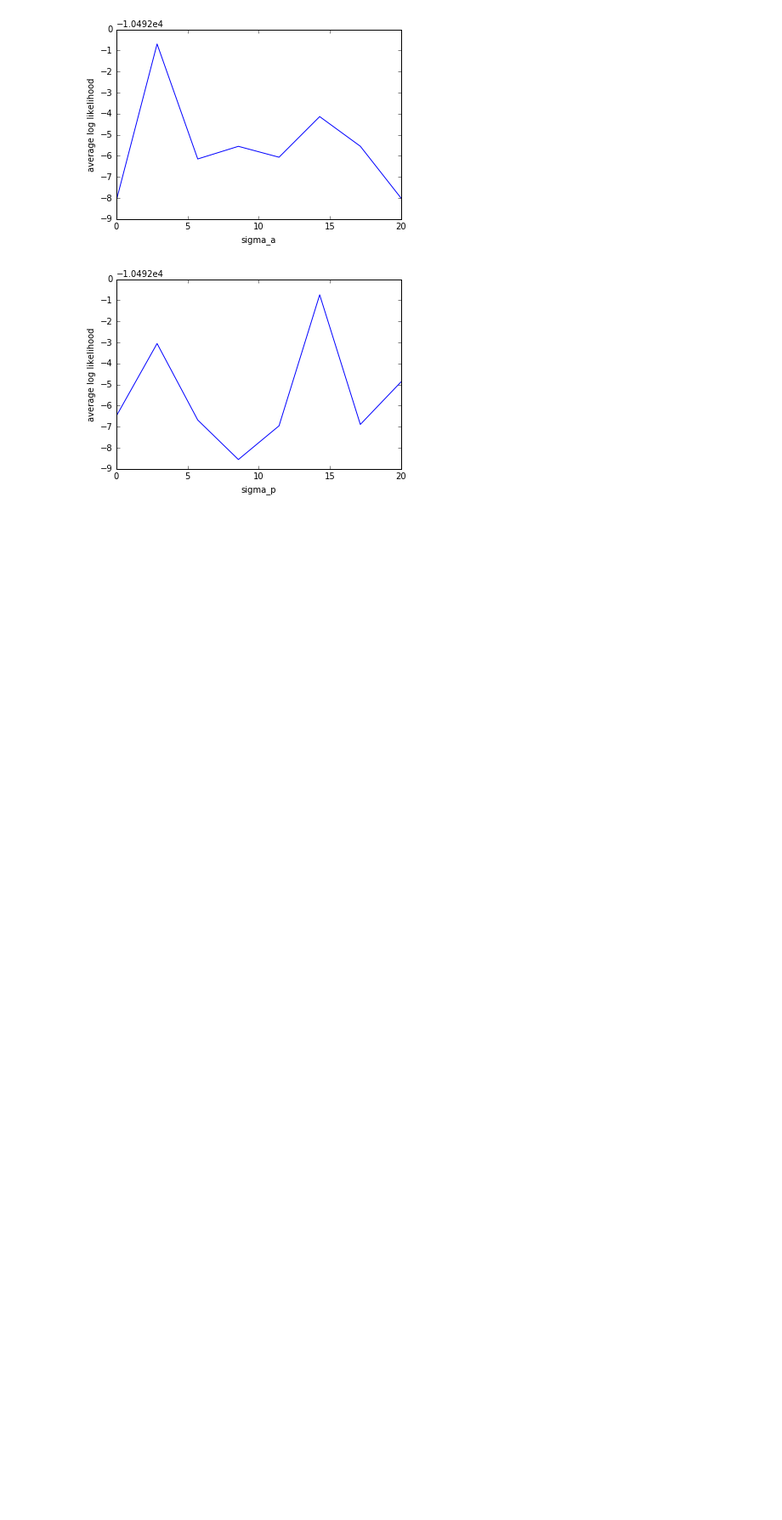
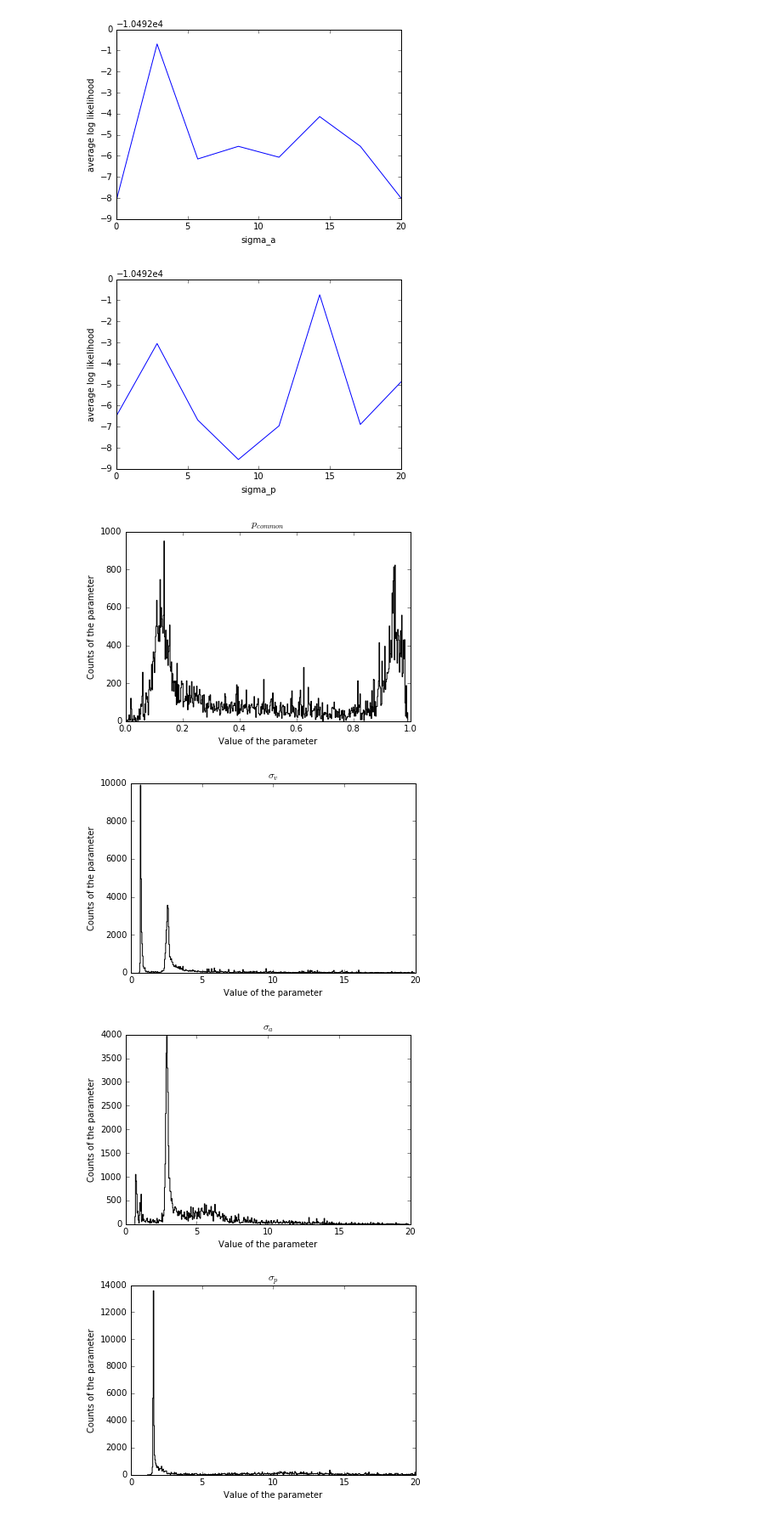
Before and after one commit to erensezener/bayes_is_the_way, a Jupyter notebook: notebook.ipynb, the cells around one changed output. Shown at 85% size. Cells and saved outputs as stored; diff of their text form; code cells hidden in the pictures; blank space fills up the shorter version.

```diff
--- a/notebook.ipynb
+++ b/notebook.ipynb
@@ -493,33 +493,45 @@ plt.show()
 # %%
 import emcee
 
 def calculate_log_likelihood_wrapper(param_arr):
     param_limits = np.array([[0, 1], [0.001, 20], [0.001, 20], [0.001, 20]])
     if not np.all(np.logical_and(param_arr > param_limits[:,0], param_arr < param_limits[:,1])):
-        return -np.Inf
+        return -10**300
     params = lambda: None
     params.p_common = param_arr[0]
     params.sigma_v = param_arr[1]
     params.sigma_a = param_arr[2]
     params.sigma_p = param_arr[3]
     params.mu_p = 0
-    return calculate_log_likelihood(s_vs_discrete, s_as_discrete, estimated_s_vs_index, estimated_s_as_index, params)
+    t = calculate_log_likelihood(s_vs_discrete, s_as_discrete, estimated_s_vs_index, estimated_s_as_index, params)
+    if np.isnan(t):
+        return -np.Inf
+    else:
+        return t
 
-def mcmc():
+def mcmc(dump_name):
     ndim = 4
     # param_limits = np.array([[0, 1], [0.001, 20], [0.001, 20], [0.001, 20]])
     nwalkers = ndim**4
     start = np.random.uniform(0.001,20,(nwalkers,ndim))
     start[:,0] = np.random.uniform(0,1,(nwalkers))
     sampler = emcee.EnsembleSampler(nwalkers, ndim, calculate_log_likelihood_wrapper)
-    pos, prob, state = sampler.run_mcmc(start, 2)
+    pos, prob, state = sampler.run_mcmc(start, 25)
     sampler.reset()
-    sampler.run_mcmc(pos, 10)
+    sampler.run_mcmc(pos, 250)
+    dimensions =['$p_{common}$', '$\sigma_v$','$\sigma_a$', '$\sigma_p$']
     for i in range(ndim):
         plt.figure()
-        plt.hist(sampler.flatchain[:,i], 100, color="k", histtype="step")
-        plt.title("Dimension {0:d}".format(i))
+        plt.hist(sampler.flatchain[:,i], 500, color="k", histtype="step")
+        plt.title(dimensions[i])
+        plt.xlabel('Value of the parameter')
+        plt.ylabel('Counts of the parameter')
     plt.show()
-    samples.flatchain.dump('mcmc.dump')
+    sampler.flatchain.dump(dump_name)
 
-mcmc()
+mcmc('mcmc.dump')
+# %% [output]
+[figure, added]
+[figure, added]
+[figure, added]
+[figure, added]
```
Also changed, not shown: parts of 7 cells of this notebook, 4 other files.
